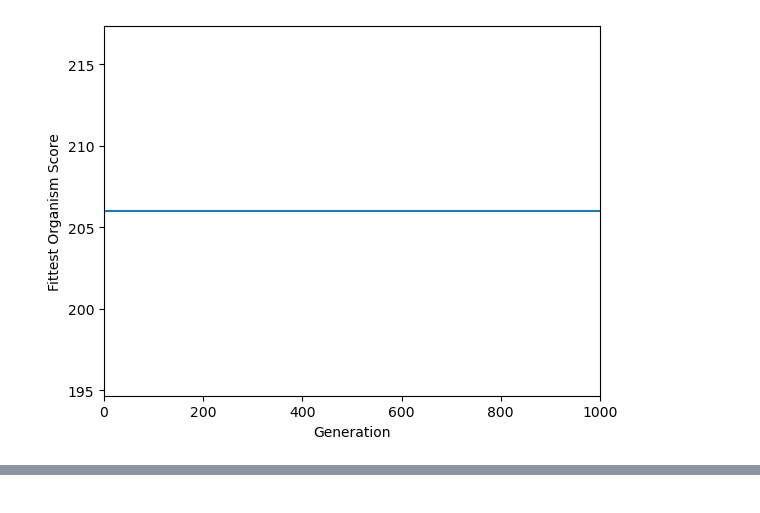
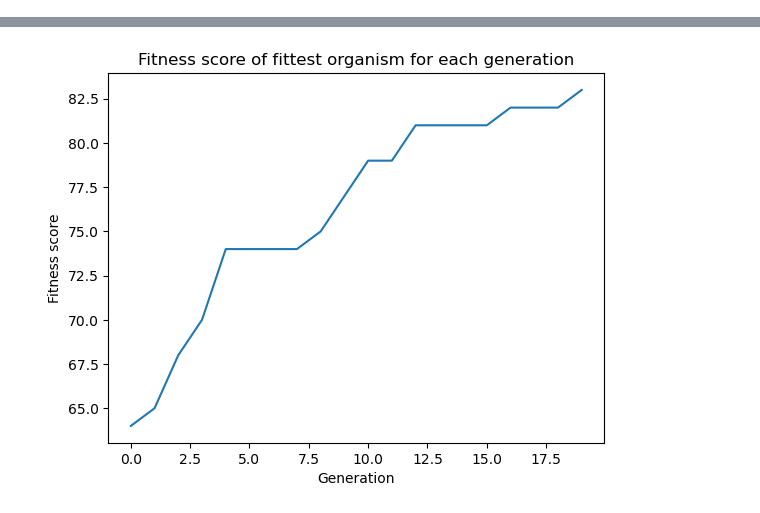
Before and after one commit to CodingHatesU/Genomancer, a Jupyter notebook: notebooks/genomancer.ipynb, the cells around one changed output, grey strips where cells are left out. Cells and saved outputs as stored; diff of their text form; code cells hidden in the pictures.

Commit message:
Added plot of fitness score for each generation

```diff
--- a/notebooks/genomancer.ipynb
+++ b/notebooks/genomancer.ipynb
@@ -45,4 +4,0 @@ for i in range(population_size):
-# %%
-def fitness_function(organism):
-    # The fitness of an organism is the sum of its agility, size, and speed.
-    return organism.agility + organism.size + organism.speed
@@ -90,17 +4,0 @@ for i in range(num_generations):
-# %%
-import matplotlib.pyplot as plt
-
-fittest_agilities = []
-best_scores = []
-
-for i in range(num_generations):
-    fittest_organism = sorted(population, key=fitness_function, reverse=True)[0]
-    best_scores.append(fitness_function(fittest_organism))
-
-plt.plot(best_scores)
-plt.xlabel('Generation')
-plt.ylabel('Fittest Organism Score')
-plt.xlim(0,num_generations)
-plt.show()
-# %% [output]
-[figure, removed]
@@ -106,0 +57,58 @@ plt.show()
+# %%
+# This code performs a genetic algorithm to find the fittest organism within a population
+# based on the fitness function.
+# The fitness function is the sum of the gene values of the organism.
+# The fitness score of an organism is the sum of its gene values.
+# The fittest organism is the organism with the highest fitness score.
+# The initial population is a list of 100 organisms, each with 20 genes.
+# The fitness score of an organism is the sum of its gene values.
+# The genetic algorithm is run for 100 generations.
+# The mutation rate is 10%.
+# The crossover rate is 50%.
+# The gene sequence of the fittest organism is plotted after each generation.
+
+# Set up initial population
+population_size = 100
+gene_length = 100
+population = [Organism(gene_length) for i in range(population_size)]
+print("Initial population:")
+for organism in population:
+    print(organism.__dict__)
+print()
+
+# Set up genetic algorithm parameters
+num_generations = 20
+mutation_rate = 0.1
+crossover_rate = 0.5
+
+# Set up plot
+fig, ax = plt.subplots()
+
+fitness_scores = []
+# Iterate through generations
+for generation in range(num_generations):
+    # Perform natural selection, crossover, and mutation
+    population = natural_selection(population, fitness_function, mutation_rate, crossover_rate)
+
+    # Calculate fitness score for the fittest organism in this generation
+    fittest_organism = max(population, key=fitness_function)
+    fitness_scores.append(fitness_function(fittest_organism))
+    # Print the fittest organism and its fitness score for this generation
+    print("Generation:", generation+1)
+    print("Fittest organism:", fittest_organism.__dict__)
+    print("Fitness score:", fitness_function(fittest_organism))
+    print()
+
+
+def plot_fitness(fitness_scores):
+    """
+    Plots the fitness score of the fittest organism for each generation.
+    """
+    plt.plot(range(len(fitness_scores)), fitness_scores)
+    plt.xlabel("Generation")
+    plt.ylabel("Fitness score")
+    plt.title("Fitness score of fittest organism for each generation")
+    plt.show()
+
+plot = plot_fitness(fitness_scores)
+# %% [output]
@@ -106,0 +132 @@ plt.show()
+[figure, added]
```
Also changed, not shown: parts of 8 cells of this notebook.
